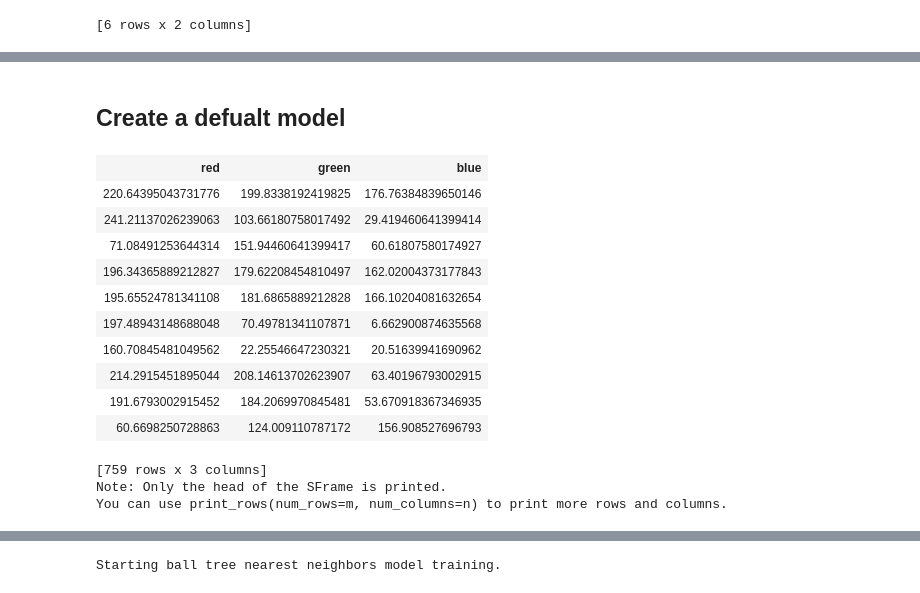
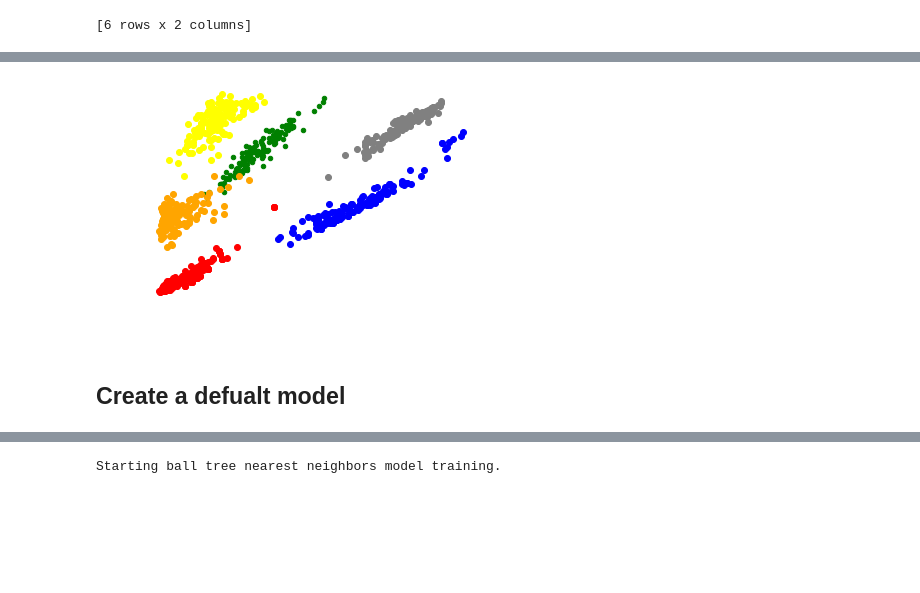
Before and after one commit to nlarsensmu/LearnedRubiks, a Jupyter notebook: Notebooks/Train Model for Colors.ipynb, the cells around one changed output, grey strips where cells are left out. Saved outputs shown, nothing was run; the diff lists cells and outputs as text; code cells hidden in the pictures; blank space fills up the shorter version.

```diff
--- a/Notebooks/Train Model for Colors.ipynb
+++ b/Notebooks/Train Model for Colors.ipynb
@@ -137,19 +142,22 @@ plt.scatter(x = df[df.target == "blue"]['blue'], y = df[df.target == "blue"]['gr
+# %%
+df = sframe_colors.to_dataframe()
+plt = df[df.target == 'green'].plot.scatter(x='blue', y = 'green', c='Green')
+plt.scatter(x = df[df.target == "yellow"]['blue'], y = df[df.target == "yellow"]['green'], c='Yellow')
+plt.scatter(x = df[df.target == "white"]['blue'], y = df[df.target == "white"]['green'], c='Grey')
+plt.scatter(x = df[df.target == "orange"]['blue'], y = df[df.target == "orange"]['green'], c='Orange')
+plt.scatter(x = df[df.target == "red"]['blue'], y = df[df.target == "red"]['green'], c='Red')
+plt.scatter(x = df[df.target == "blue"]['blue'], y = df[df.target == "blue"]['green'], c='Blue')
+
+
+plt.spines['left'].set_color('white')
+plt.spines['right'].set_color('white')
+plt.spines['top'].set_color('white')
+plt.spines['bottom'].set_color('white')
+plt.xaxis.label.set_color('white')
+plt.yaxis.label.set_color('white')
+plt.tick_params(axis='x', colors='white')
+plt.tick_params(axis='y', colors='white')
+# %% [output]
+[figure, added]
 # %% [markdown]
 ## Create a defualt model
-# %%
-data_train[['red', 'green', 'blue']]
-# %% [output]
-| red | green | blue |
-| 220.64395043731776 | 199.8338192419825 | 176.76384839650146 |
-| 241.21137026239063 | 103.66180758017492 | 29.419460641399414 |
-| 71.08491253644314 | 151.94460641399417 | 60.61807580174927 |
-| 196.34365889212827 | 179.62208454810497 | 162.02004373177843 |
-| 195.65524781341108 | 181.6865889212828 | 166.10204081632654 |
-| 197.48943148688048 | 70.49781341107871 | 6.662900874635568 |
-| 160.70845481049562 | 22.25546647230321 | 20.51639941690962 |
-| 214.2915451895044 | 208.14613702623907 | 63.40196793002915 |
-| 191.6793002915452 | 184.2069970845481 | 53.670918367346935 |
-| 60.6698250728863 | 124.009110787172 | 156.908527696793 |
-[759 rows x 3 columns]
-Note: Only the head of the SFrame is printed.
-You can use print_rows(num_rows=m, num_columns=n) to print more rows and columns.
```
Also changed, not shown: parts of 14 cells of this notebook, 3 other files.
